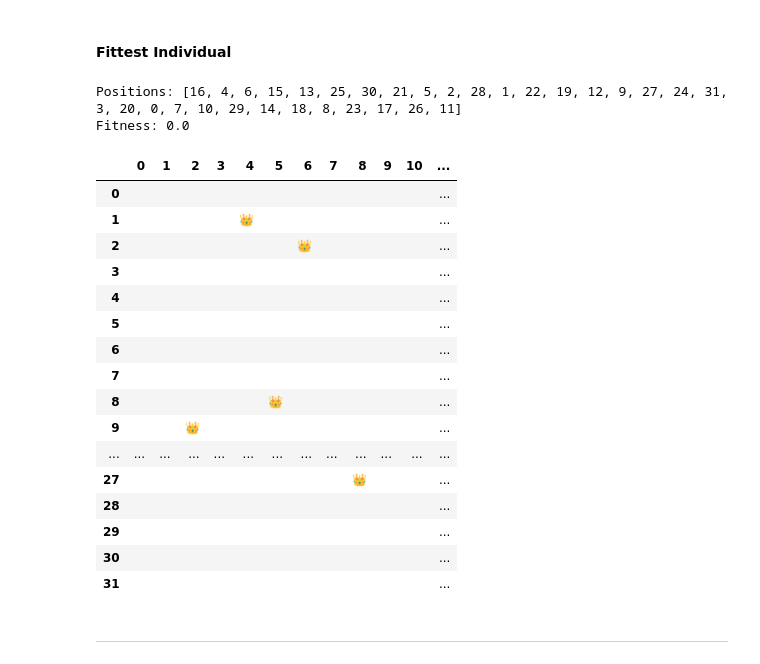
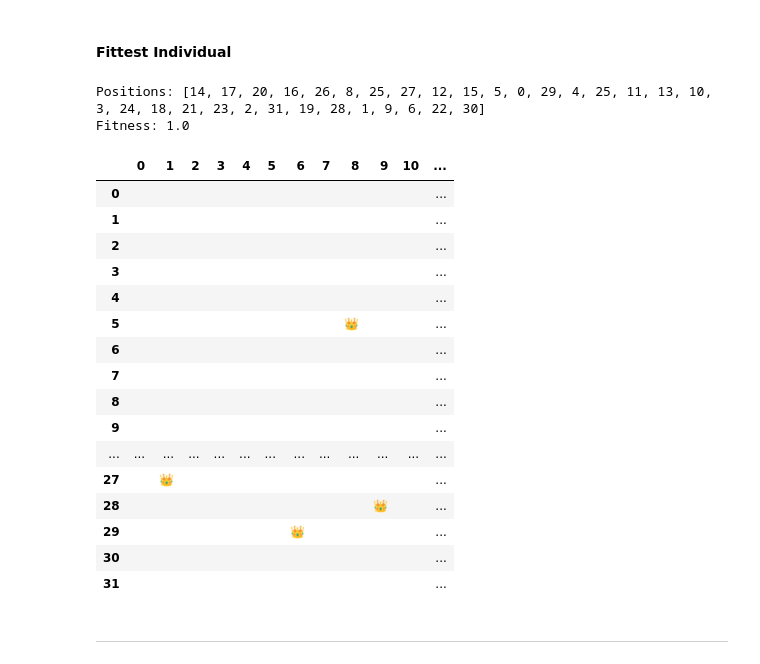
Before and after one commit to concision/n-queens, a Jupyter notebook: notebook.ipynb, the cells around one changed output. Cells and saved outputs as stored; diff of their text form; code cells hidden in the pictures.

```diff
--- a/notebook.ipynb
+++ b/notebook.ipynb
@@ -275,11 +281,8 @@ toolbox_r.register("population_32", tools.initRepeat, list, toolbox_r.individual
 # %% [markdown]
 ### Rendering Positional Board
 # %%
-def show_row_grid(individual: List[int]):
-    size = len(individual)
-    show_positional_grid(
-        [size * i + individual[i] for i in range(size)],
-        dimensions=(size, size)
-    )
+def display_row_grid(individual: List[int]):
+    dimension = len(individual)
+    display_positional_grid([dimension * i + individual[i] for i in range(dimension)])
 # %% [markdown]
 ### Example 8x8 Individual
@@ -303,11 +306,8 @@ Positions: [2, 7, 0, 4, 1, 7, 0, 2]
 Time complexity: `O(|queens|^2)`
 # %%
 def evaluate_row_indexed_fitness(individual: List[int]) -> float:
-    size = len(individual)
-    return evaluate_position_indexed_fitness(
-        [size * i + individual[i] for i in range(size)],
-        dimensions=(size, size)
-    )
+    dimension = len(individual)
+    return evaluate_position_indexed_fitness([dimension * i + individual[i] for i in range(dimension)])
 # %% [markdown]
 ### Evolutionary Algorithm on a 8x8 Board
 # %% [markdown]
@@ -447,0 +393,11 @@ plot_generations(*log_r32.select("gen", "avg", "min"))
+# %%
+log, fittest_individual_r32 = evolution(
+    individual_generator=lambda: random.choices(range(32), k=32),
+    fitness_evaluation=evaluate_row_indexed_fitness,
+    population_size=10000,
+    generations=250,
+    crossover_rate=.5,
+    mutation_rate=.5,
+    mutation_function=(tools.mutUniformInt, {"low": 0, "up": 32 - 1, "indpb": .25})
+)
+plot_generations(*log.select("gen", "avg", "min", "max"))
@@ -448,27 +406,27 @@ plot_generations(*log_r32.select("gen", "avg", "min"))
 # %% [markdown]
 #### Fittest Individual
 # %%
-print(f"Positions: {hall_of_fame_r32[0]}")
-print(f"Fitness: {abs(hall_of_fame_r32[0].fitness.wvalues[0])}")
-show_row_grid(hall_of_fame_r32[0])
+print(f"Positions: {fittest_individual_r32}")
+print(f"Fitness: {abs(fittest_individual_r32.fitness.values[0])}")
+display_row_grid(fittest_individual_r32)
 # %% [output]
-Positions: [16, 4, 6, 15, 13, 25, 30, 21, 5, 2, 28, 1, 22, 19, 12, 9, 27, 24, 31, 3, 20, 0, 7, 10, 29, 14, 18, 8, 23, 17, 26, 11]
-Fitness: 0.0
+Positions: [14, 17, 20, 16, 26, 8, 25, 27, 12, 15, 5, 0, 29, 4, 25, 11, 13, 10, 3, 24, 18, 21, 23, 2, 31, 19, 28, 1, 9, 6, 22, 30]
+Fitness: 1.0
 |  | 0 | 1 | 2 | 3 | 4 | 5 | 6 | 7 | 8 | 9 | 10 | ... |
 | 0 |  |  |  |  |  |  |  |  |  |  |  | ... |
-| 1 |  |  |  |  | 👑 |  |  |  |  |  |  | ... |
-| 2 |  |  |  |  |  |  | 👑 |  |  |  |  | ... |
+| 1 |  |  |  |  |  |  |  |  |  |  |  | ... |
+| 2 |  |  |  |  |  |  |  |  |  |  |  | ... |
 | 3 |  |  |  |  |  |  |  |  |  |  |  | ... |
 | 4 |  |  |  |  |  |  |  |  |  |  |  | ... |
-| 5 |  |  |  |  |  |  |  |  |  |  |  | ... |
+| 5 |  |  |  |  |  |  |  |  | 👑 |  |  | ... |
 | 6 |  |  |  |  |  |  |  |  |  |  |  | ... |
 | 7 |  |  |  |  |  |  |  |  |  |  |  | ... |
-| 8 |  |  |  |  |  | 👑 |  |  |  |  |  | ... |
-| 9 |  |  | 👑 |  |  |  |  |  |  |  |  | ... |
+| 8 |  |  |  |  |  |  |  |  |  |  |  | ... |
+| 9 |  |  |  |  |  |  |  |  |  |  |  | ... |
 | ... | ... | ... | ... | ... | ... | ... | ... | ... | ... | ... | ... | ... |
-| 27 |  |  |  |  |  |  |  |  | 👑 |  |  | ... |
-| 28 |  |  |  |  |  |  |  |  |  |  |  | ... |
-| 29 |  |  |  |  |  |  |  |  |  |  |  | ... |
+| 27 |  | 👑 |  |  |  |  |  |  |  |  |  | ... |
+| 28 |  |  |  |  |  |  |  |  |  | 👑 |  | ... |
+| 29 |  |  |  |  |  |  | 👑 |  |  |  |  | ... |
 | 30 |  |  |  |  |  |  |  |  |  |  |  | ... |
 | 31 |  |  |  |  |  |  |  |  |  |  |  | ... |
 # %% [markdown]
```
Also changed, not shown: parts of 35 cells of this notebook.
